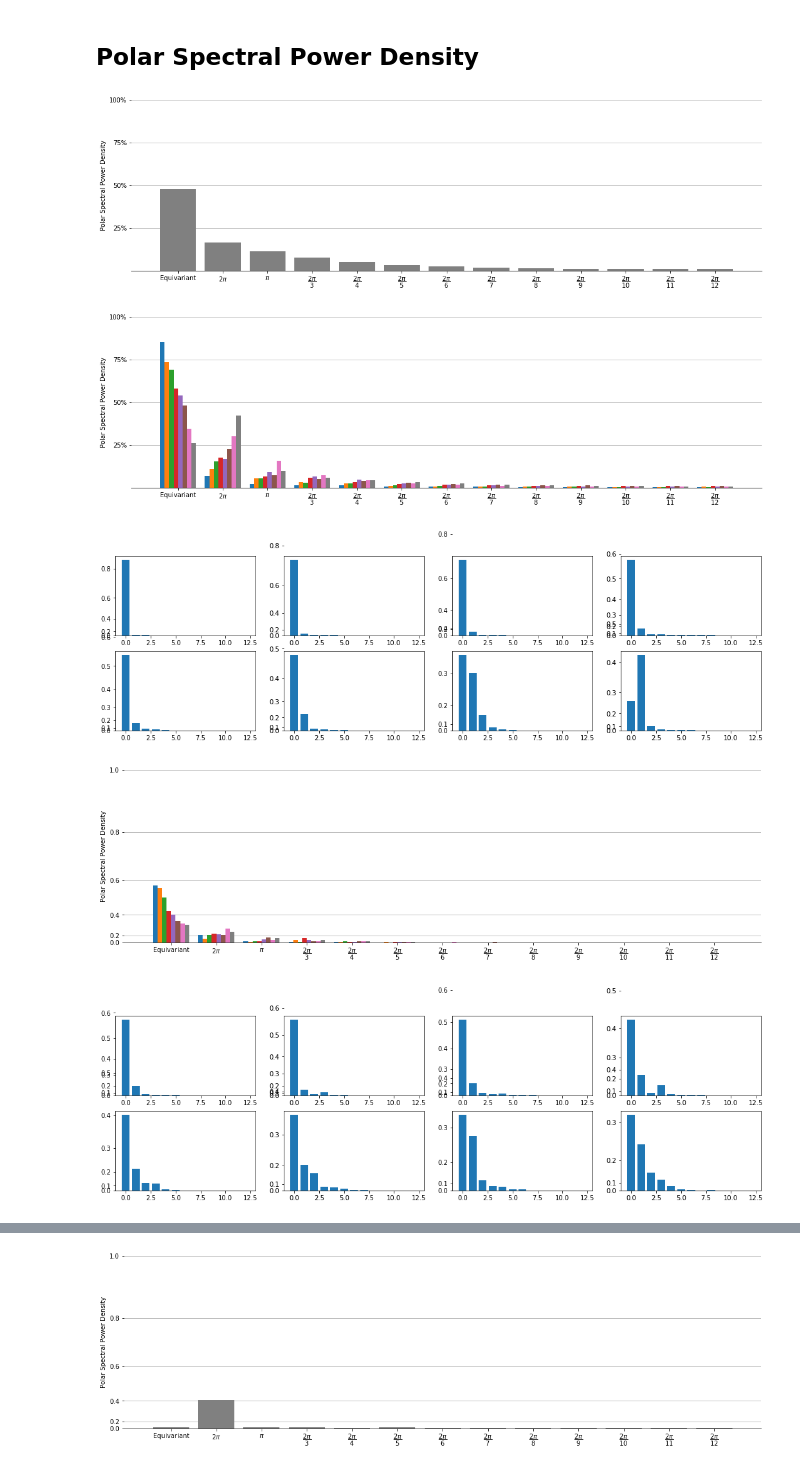
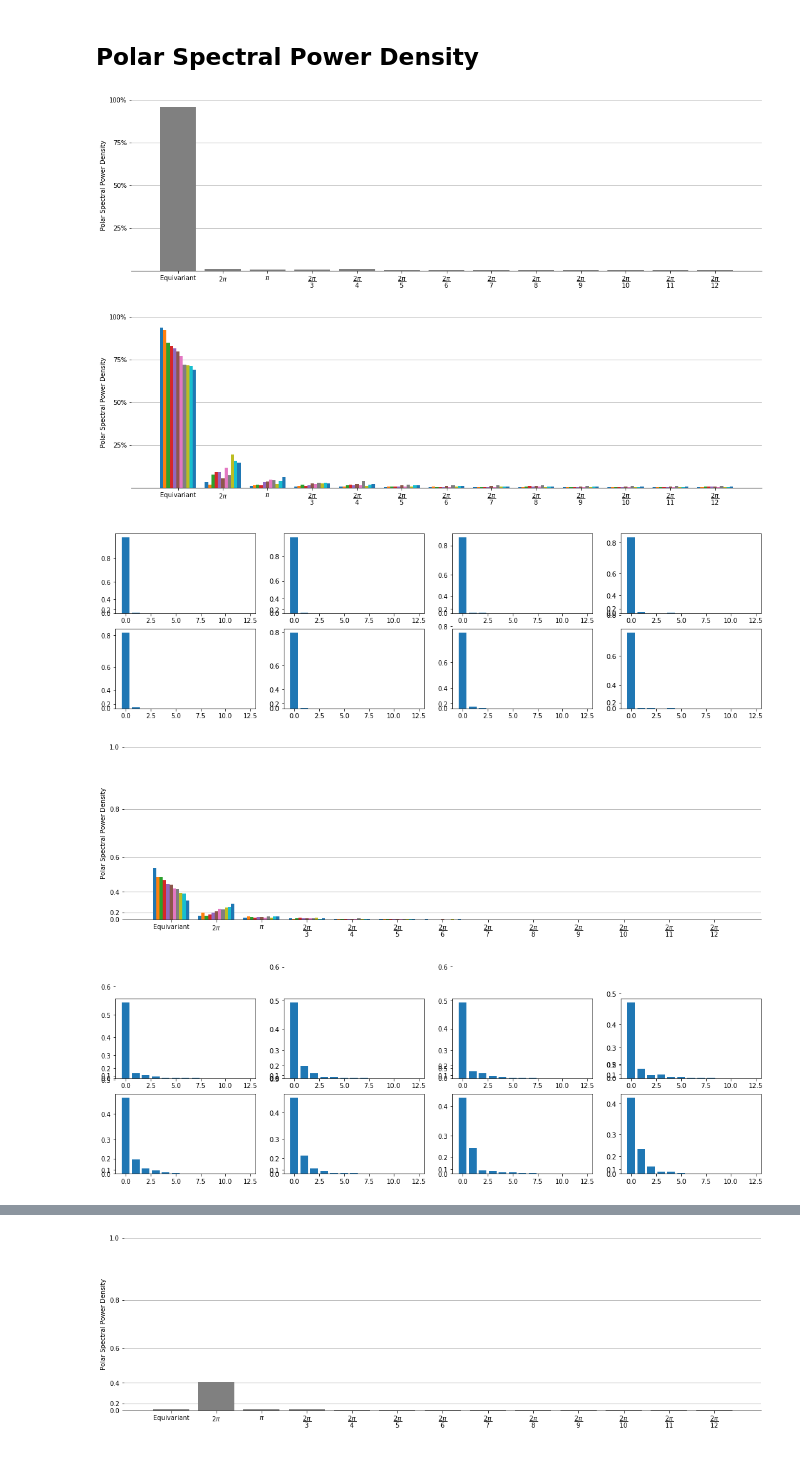
Before and after one commit to gabriel-lepetitaimon/steered-fcnn, a Jupyter notebook: notebooks/ImplementationCheck/OrientednessAnalysis.ipynb, the cells around one changed output, grey strips where cells are left out. Saved outputs shown, nothing was run; the diff lists cells and outputs as text; code cells hidden in the pictures.

```diff
--- a/notebooks/ImplementationCheck/OrientednessAnalysis.ipynb
+++ b/notebooks/ImplementationCheck/OrientednessAnalysis.ipynb
@@ -23,11 +23,16 @@ from sources import load_dataset, parse_config, setup_model
 # %% [markdown]
 ## Constantes
 # %%
-EXP = '/home/gaby/mlflow/mlruns/4/5160045012be4d76af5ecae8ec6f919a/artifacts/'
+EXPERIMENT_ID = 5
+RUN_ID = '917994c5f11549968652b3939d636894'
+OLD = False
+
+EXP = f'/home/gaby/mlflow/mlruns/{EXPERIMENT_ID}/{RUN_ID}/artifacts/'
 cfg = parse_config(EXP+'cfg_extended.yaml')
 #cfg.training['dataset-file'] = '/home/gaby/These/src/Fundus/RotInvariance/3-Git/vessels.h5'
 trainD, validD, testD = load_dataset(cfg)
 cfg['script-arguments']['gpus']='0'
+model = setup_model(cfg.model, old=OLD)
 # %% [markdown]
 ## Initialisation
 # %%
@@ -65,7 +76,7 @@ yhat = unrotate(yhat, THETA)
 # %%
 _ = spectral_power(yhat, plot=True)
 # %% [output]
-[figure, old version]
+[figure, new version]
 # %%
 features = {k: unrotate(v, THETA) for k,v in features.items()}
 # %%
@@ -80,23 +91,26 @@ for i in range(8):
     ax.bar(x,y)
     ax.set_yscale('sqr')
 # %% [output]
-[figure, old version]
+[figure, new version]
-[figure, old version]
+[figure, new version]
 # %%
-W = net.model.conv1.conv.weight.detach().cpu().numpy()
+if OLD:
+    W = net.model.conv2.conv.weight.detach().cpu().numpy()
+else:
+    W = net.model.conv1[-1].conv.weight.detach().cpu().numpy()
 spe = polar_spectral_power(W, theta=24, plot='sqr', split='normed')
 
 fig, axs = plt.subplots(2,4)
 for i in range(8):
     y = spe[:, i]
     y = y/y.sum()
     x = np.arange(len(spe))
     ax = axs[i//4,i%4]
     ax.bar(x,y)
     ax.set_yscale('sqr')
 # %% [output]
-[figure, old version]
+[figure, new version]
-[figure, old version]
+[figure, new version]
 # %%
 spe = spectral_power(features['conv2'], plot=True, split='normed')
 
```
Also changed, not shown: parts of 10 cells of this notebook.
